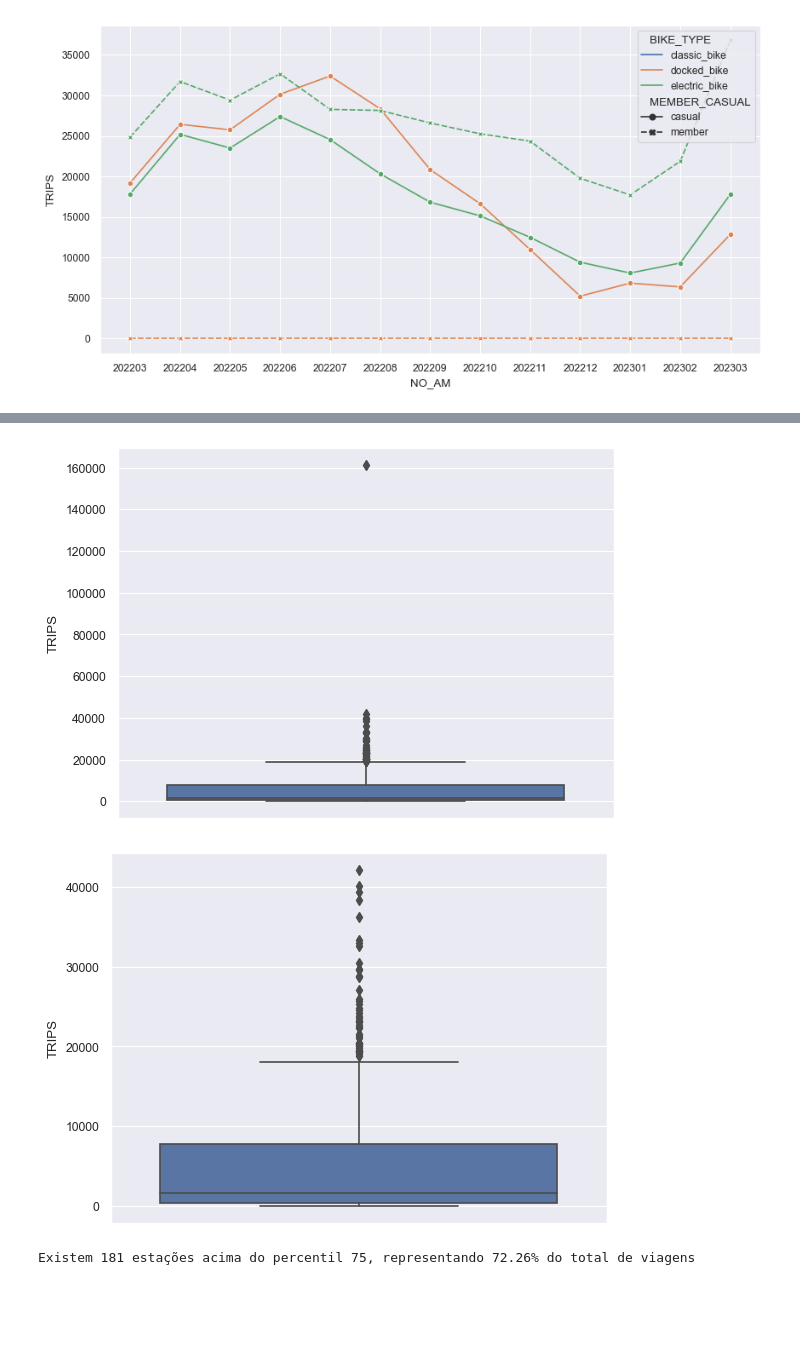
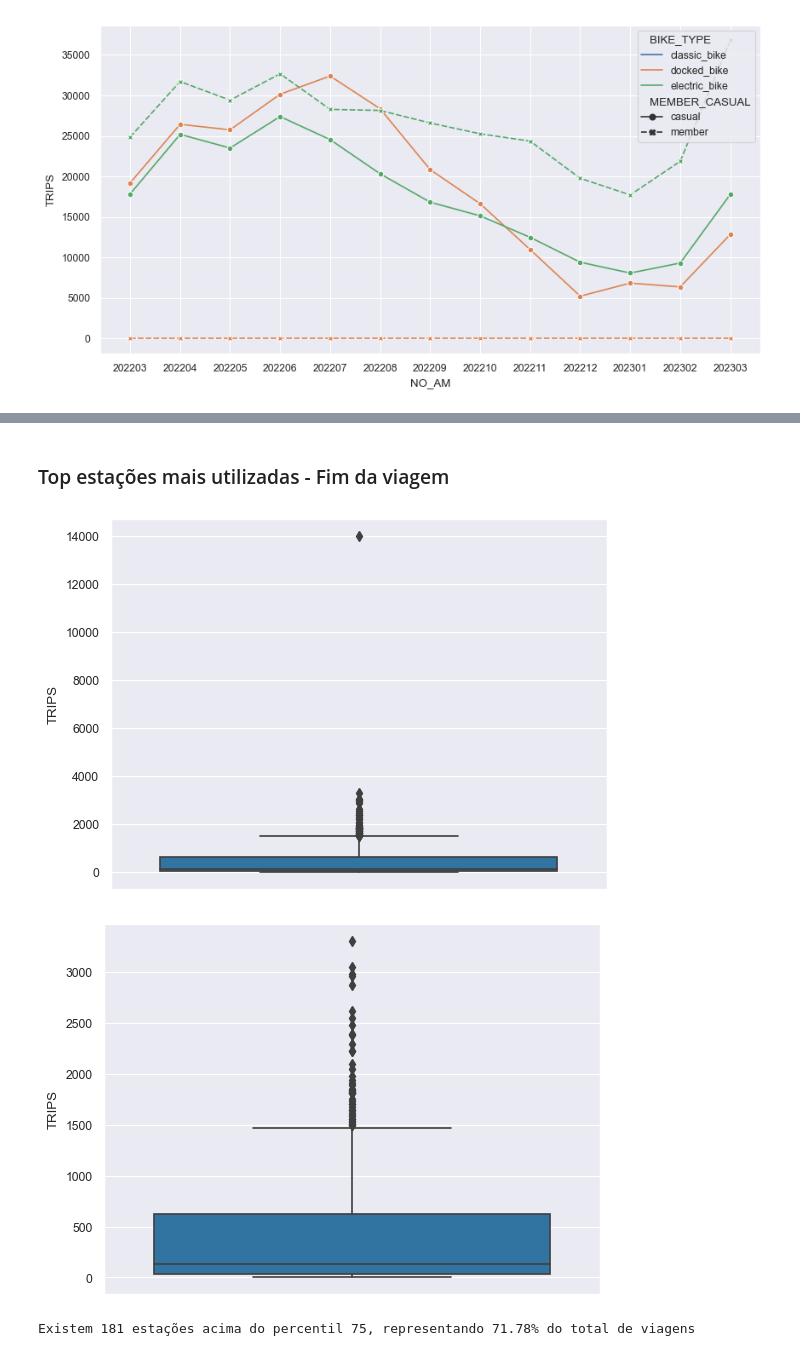
Before and after one commit to DiannaKatayama/Data_Science_Projeto_I, a Jupyter notebook: analise_exploratoria/analise_exploratoria.ipynb, the cells around one changed output, grey strips where cells are left out. Saved outputs shown, nothing was run; the diff lists cells and outputs as text; code cells hidden in the pictures; blank space fills up the shorter version.

Commit message:
Conclusão de análises faltantes (distância e uso em finais de semana), e, ajustes em cálculos e comentários

```diff
--- a/analise_exploratoria/analise_exploratoria.ipynb
+++ b/analise_exploratoria/analise_exploratoria.ipynb
@@ -216,28 +252,34 @@ dm_estacao = (
+# %% [markdown]
+### Top estações mais utilizadas - Fim da viagem
 # %%
-# Top estações mais utilizadas - Início da viagem
-df_estacao = (
-    tripdatabase.sort_values('NO_AM',ascending=False)
-    .groupby('START_STATION_ID',as_index=False)
-    .agg(STATION_NAME = ('START_STATION_NAME','first'),TRIPS = ('RIDE_ID','count'))
-    .sort_values('TRIPS')
+# Média mensal de viagens por estação ao longo do ano
+df_estacao_fim = (
+    tripdatabase
+    .groupby(['NO_AM','END_STATION_ID'],as_index=False)
+    .agg(STATION_NAME = ('END_STATION_NAME','first'),TRIPS = ('RIDE_ID','count'))
+    .sort_values('NO_AM',ascending=False)
+    .groupby('END_STATION_ID',as_index=False)
+    .agg(STATION_NAME = ('STATION_NAME','first'),TRIPS = ('TRIPS','mean'))
+    .sort_values('TRIPS',ascending=False)
 )
 
-sns.boxplot(df_estacao,y='TRIPS')
+sns.boxplot(df_estacao_fim,y='TRIPS')
 plt.show()
-# Viagens sem ponto específico de partida se deslocam muito do comportamento padrão
 
-sns.boxplot(df_estacao[df_estacao.START_STATION_ID != -1],y='TRIPS')
+# Viagens sem ponto específico de partida dizem a respeito de bicicletas elétricas estacionadas foras das estações
+# Tais registros são removidos pois fogem doe escopo da análise
+sns.boxplot(df_estacao_fim[df_estacao_fim.END_STATION_ID != -1],y='TRIPS')
 plt.show()
 
 # Muitos locais se destacam, contudo, não necessariamente são outliers, mas sim regiões com alto fluxo de pessoas
-p75 = df_estacao.TRIPS.quantile(.75)
-estacoes_acima_p75 = df_estacao[(df_estacao.TRIPS > p75) & (df_estacao.START_STATION_ID != -1)].START_STATION_ID.nunique()
-pc_viagens_acima_p75 = df_estacao[(df_estacao.TRIPS > p75) & (df_estacao.START_STATION_ID != -1)].TRIPS.sum()/df_estacao.TRIPS.sum()
+p75 = df_estacao_fim.TRIPS.quantile(.75)
+estacoes_acima_p75 = df_estacao_fim[(df_estacao_fim.TRIPS > p75) & (df_estacao_fim.END_STATION_ID != -1)].END_STATION_ID.nunique()
+pc_viagens_acima_p75 = df_estacao_fim[(df_estacao_fim.TRIPS > p75) & (df_estacao_fim.END_STATION_ID != -1)].TRIPS.sum()/df_estacao_fim.TRIPS.sum()
 print(f'Existem {estacoes_acima_p75} estações acima do percentil 75, representando {pc_viagens_acima_p75*100:.2f}% do total de viagens')
-# 72% das viagens são provenientes de 25% das estações, seguindo de certa forma o princípio de pareto
+# 73% das viagens são provenientes de 25% das estações, também seguindo de certa forma o princípio de pareto
 # %% [output]
-[figure, old version]
+[figure, new version]
-[figure, old version]
+[figure, new version]
-Existem 181 estações acima do percentil 75, representando 72.26% do total de viagens
+Existem 181 estações acima do percentil 75, representando 71.78% do total de viagens
 # %%
 # TOP 10 mais utilizadas
```
Also changed, not shown: parts of 48 cells of this notebook, 1 other file.
